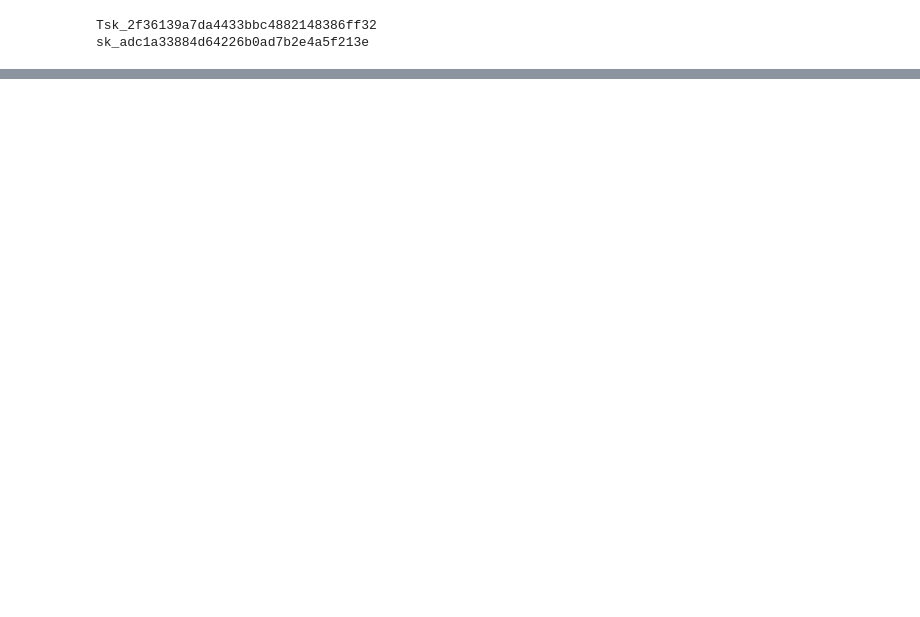
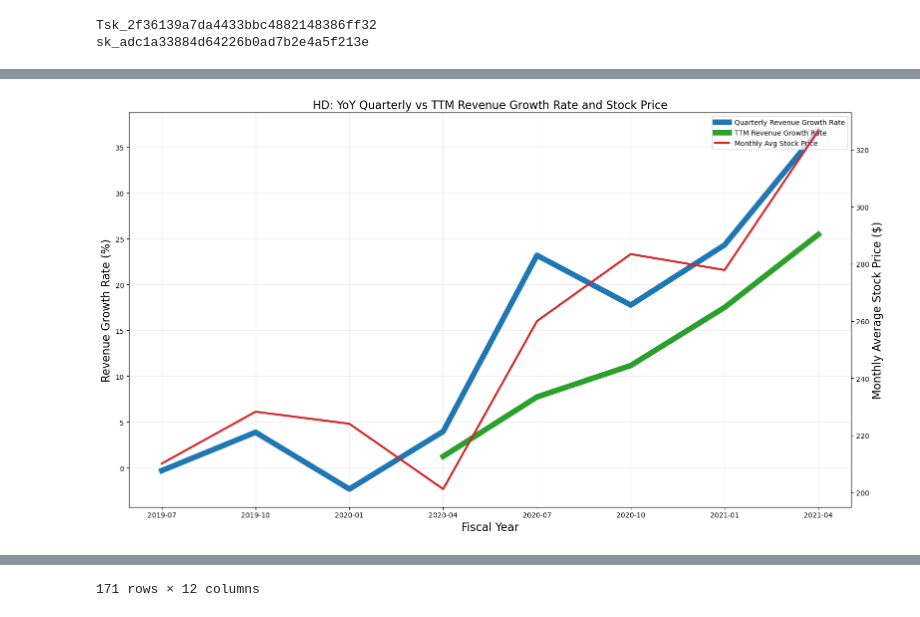
Before and after one commit to ccoppa/stock_scanner, a Jupyter notebook: scanner.ipynb, the cells around one changed output, grey strips where cells are left out. Saved outputs shown, nothing was run; the diff lists cells and outputs as text; code cells hidden in the pictures; blank space fills up the shorter version.

Commit message:
updated revenue growth vs price plot

```diff
--- a/scanner.ipynb
+++ b/scanner.ipynb
@@ -20,7 +20,7 @@ sandbox_token = os.environ.get('IEX_SANDBOX_TOKEN')
 params = {'token': token}
 sandbox_params = {'token': sandbox_token}
 # %%
-# endpoint = '/stock/aapl/chart/36m'
+endpoint = '/stock/aapl/chart/3m'
 # endpoint = '/stock/aapl/balance-sheet'
 # endpoint = '/stock/aapl/financials'
 # endpoint = '/time-series/reported_financials/AAPL/10-Q?last=2'
@@ -28,6 +28,8 @@ sandbox_params = {'token': sandbox_token}
 # endpoint = '/stock/aapl/financials?period=quarter'
 
 # endpoint = '/stock/aapl/price'
-endpoint = '/stock/aapl/income/10-Q?last=1'
+# endpoint = '/stock/aapl/income/10-Q?last=2'
 # resp = requests.get(base_url+endpoint, params = params)
 resp = requests.get(sandbox_url+endpoint, params = sandbox_params)
+resp.raise_for_status()
+resp = resp.json()
@@ -54,9 +35,0 @@ df
-# %%
-rev = []
-rev_qrt = {}
-
-for num in range(0,len(income['income'])):
-    for key in ('fiscalDate','fiscalQuarter','totalRevenue'):
-        rev_qrt[key] = income['income'][num].setdefault(key)
-    rev.append(rev_qrt)
-    rev_qrt = {}
@@ -65,12 +35,0 @@ TypeError: list indices must be integers or slices, not str
-# %%
-# rev is a list of dict
-# TODO
-# add TTM_Revenue
-for i in range(len(rev)):
-    if (i+3) < len(rev):
-        rev[i]['TTM_Revenue'] = rev[i]['totalRevenue'] + rev[i+1]['totalRevenue'] + rev[i+2]['totalRevenue'] + rev[i+3]['totalRevenue']
-
-# rev_df = pd.DataFrame(rev)
-# # rename totalRevenue to Quarterly_Revenue
-# rev_df = rev_df.rename(columns={'totalRevenue': 'Quarterly_Revenue'})
-# rev_df
@@ -339,0 +155,5 @@ BokehDeprecationWarning: 'legend' keyword is deprecated, use explicit 'legend_la
+# %%
+appl_rev_trend = revenue_history('hd', 'sandbox', 12)
+appl_rev_trend
+# %% [output]
+[figure, added]
@@ -339,0 +172 @@ BokehDeprecationWarning: 'legend' keyword is deprecated, use explicit 'legend_la
+171 rows × 12 columns
```
Also changed, not shown: parts of 19 cells of this notebook.
